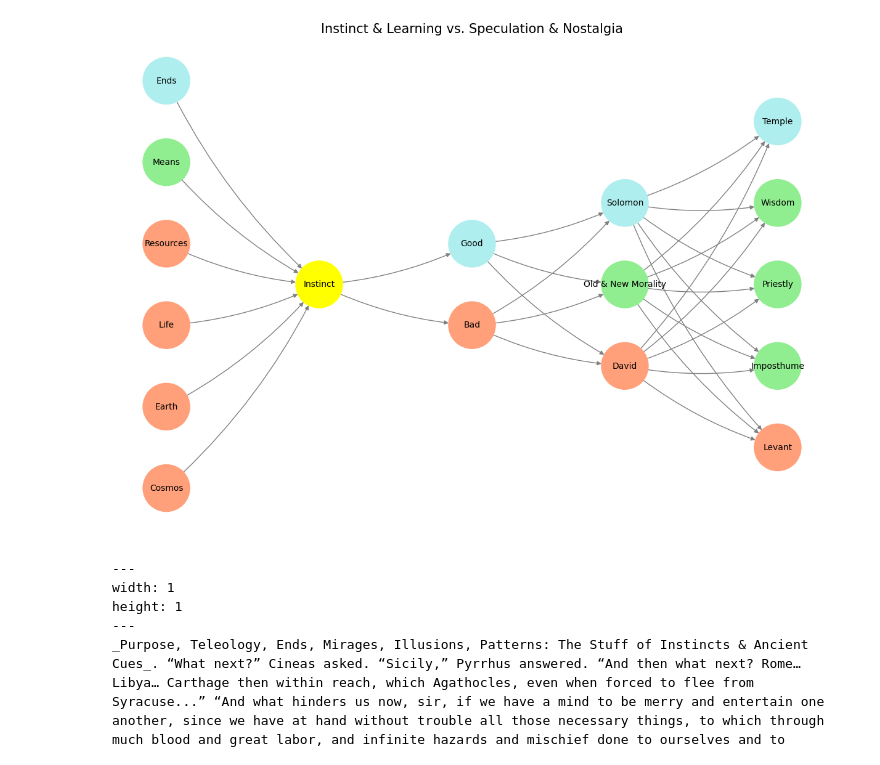
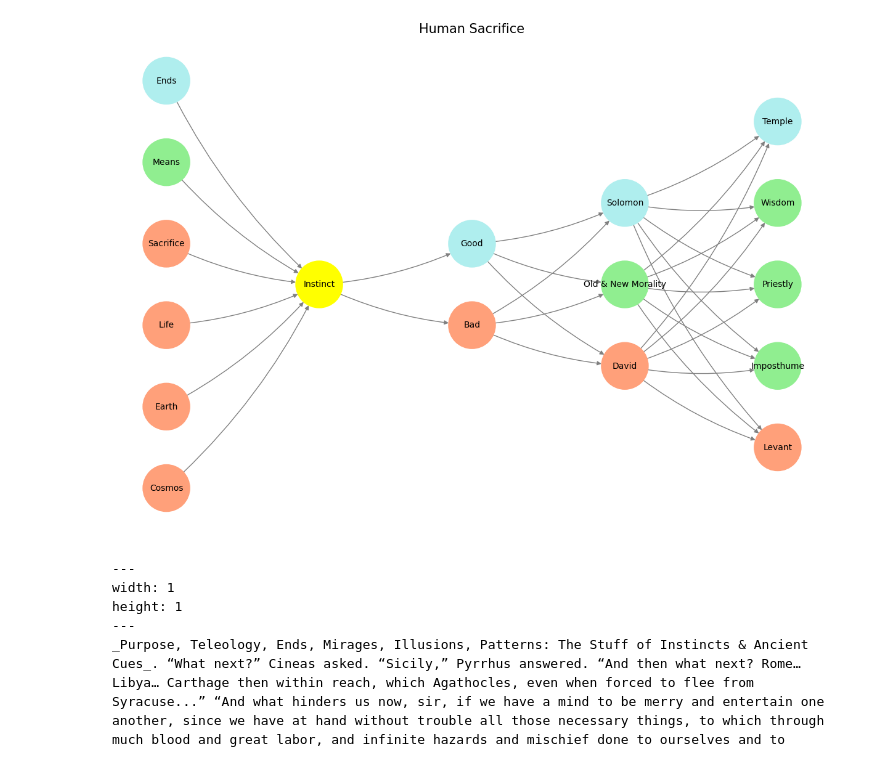
Before and after one commit to abikesa/digital, a Jupyter notebook: kitabo/ensi/_build/jupyter_execute/index.ipynb, the cells around one changed output. Saved outputs shown, nothing was run; the diff lists cells and outputs as text; code cells hidden in the pictures.

Commit message:
human sacrifice

````diff
--- a/kitabo/ensi/_build/jupyter_execute/index.ipynb
+++ b/kitabo/ensi/_build/jupyter_execute/index.ipynb
@@ -21,7 +31,7 @@ import networkx as nx
 # Define the neural network structure; modified to align with "Aprés Moi, Le Déluge" (i.e. Je suis AlexNet)
 def define_layers():
     return {
-        'Physics': ['Cosmos', 'Earth', 'Life', 'Resources', 'Means', 'Ends'], # CUDA & AlexNet
+        'Physics': ['Cosmos', 'Earth', 'Life', 'Sacrifice', 'Means', 'Ends'], # CUDA & AlexNet
         'Metaphysics': ['Instinct'], # Perception AI
         'Decisions': ['Bad', 'Good'], # Agentic AI "Test-Time Scaling" (as opposed to Pre-Trained -Data Scaling & Post-Trained -RLHF)
         'Games': ['David', 'Old & New Morality', 'Solomon'], # Generative AI (Plan/Cooperative/Monumental, Tool Use/Iterative/Antiquarian, Critique/Adversarial/Critical)
@@ -69,35 +79,35 @@ def visualize_nn():
     center_x = 0  # Align nodes horizontally
 
     # Add nodes and assign positions
     for i, (layer_name, nodes) in enumerate(layers.items()):
         y_positions = calculate_positions(nodes, center_x, offset=-len(layers) + i + 1)
         for node, position in zip(nodes, y_positions):
             G.add_node(node, layer=layer_name)
             pos[node] = position
             node_colors.append(assign_colors(node, layer_name))
 
     # Add edges (without weights)
     for layer_pair in [
         ('Physics', 'Metaphysics'), ('Metaphysics', 'Decisions'), ('Decisions', 'Games'), ('Games', 'Outcomes')
     ]:
         source_layer, target_layer = layer_pair
         for source in layers[source_layer]:
             for target in layers[target_layer]:
                 G.add_edge(source, target)
 
     # Draw the graph
     plt.figure(figsize=(12, 8))
     nx.draw(
         G, pos, with_labels=True, node_color=node_colors, edge_color='gray',
         node_size=3000, font_size=10, connectionstyle="arc3,rad=0.1"
     )
-    plt.title("Instinct & Learning vs. Speculation & Nostalgia", fontsize=15)
+    plt.title("Human Sacrifice", fontsize=15)
     plt.show()
 
 # Run the visualization
 visualize_nn()
 # %% [output]
-[figure, old version]
+[figure, new version]
 # %% [markdown]
 ```{figure} figures/blanche.*
 ---
````
Also changed, not shown: parts of 1 cell of this notebook, 38 other files.
